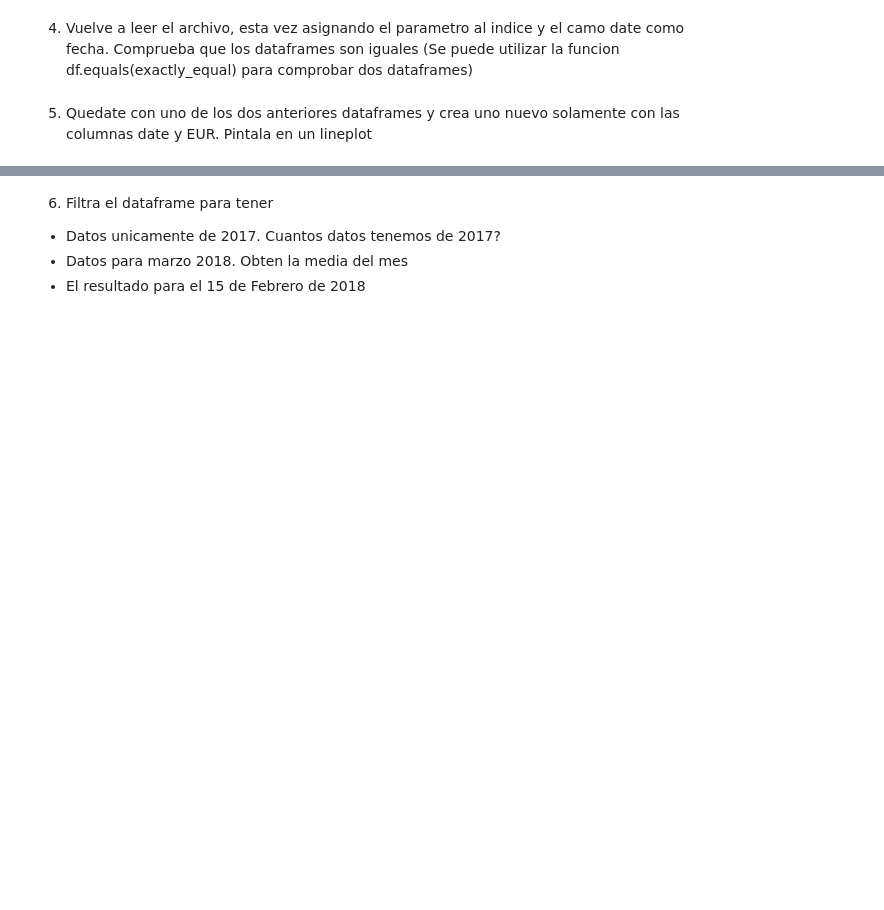
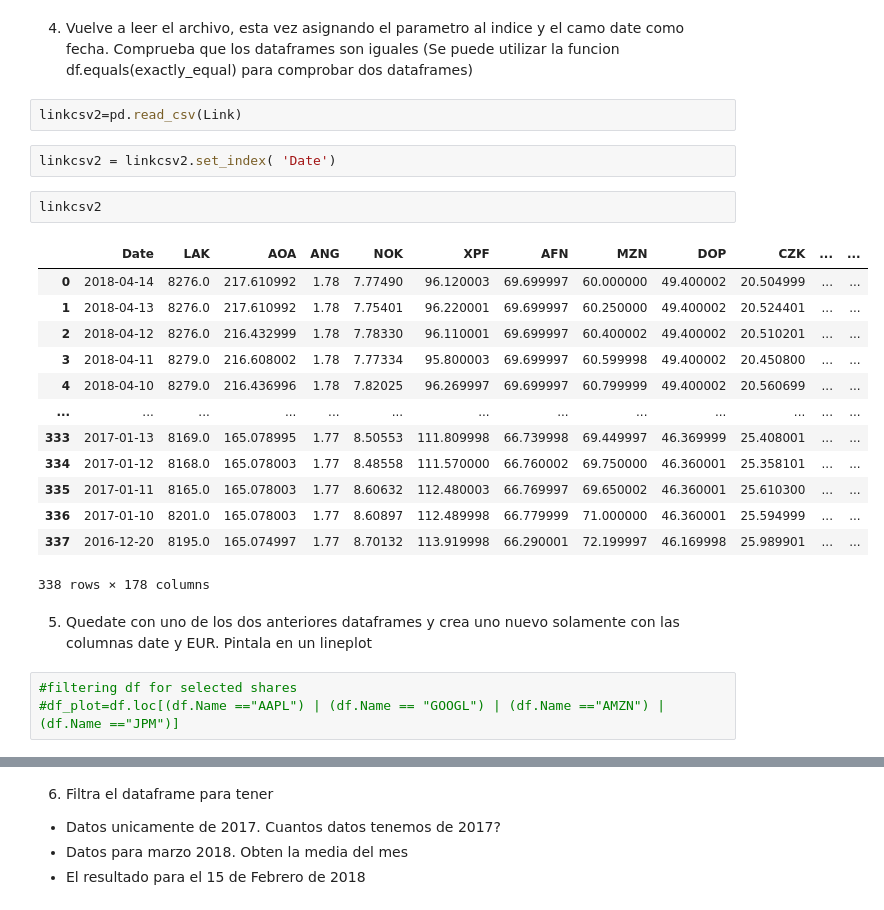
Before and after one commit to ElisaJacky/Time-series, a Jupyter notebook: intro-ejercicios-time-python_v2.ipynb, the cells around one changed output, grey strips where cells are left out. Drawn from its saved outputs; the diff is of its cells as text; blank space fills up the shorter version.

```diff
--- a/intro-ejercicios-time-python_v2.ipynb
+++ b/intro-ejercicios-time-python_v2.ipynb
@@ -74,4 +275,27 @@ link = 'https://raw.githubusercontent.com/AnotherKamila/currency-exchange-rates/
 # %% [markdown]
 4. Vuelve a leer el archivo, esta vez asignando el parametro al indice y el camo date como fecha. Comprueba que los dataframes son iguales (Se puede utilizar la funcion df.equals(exactly_equal) para comprobar dos dataframes)
+# %%
+linkcsv2=pd.read_csv(Link)
+# %%
+linkcsv2 = linkcsv2.set_index( 'Date')
+# %%
+linkcsv2
+# %% [output]
+|  | Date | LAK | AOA | ANG | NOK | XPF | AFN | MZN | DOP | CZK | ... | ... |
+| 0 | 2018-04-14 | 8276.0 | 217.610992 | 1.78 | 7.77490 | 96.120003 | 69.699997 | 60.000000 | 49.400002 | 20.504999 | ... | ... |
+| 1 | 2018-04-13 | 8276.0 | 217.610992 | 1.78 | 7.75401 | 96.220001 | 69.699997 | 60.250000 | 49.400002 | 20.524401 | ... | ... |
+| 2 | 2018-04-12 | 8276.0 | 216.432999 | 1.78 | 7.78330 | 96.110001 | 69.699997 | 60.400002 | 49.400002 | 20.510201 | ... | ... |
+| 3 | 2018-04-11 | 8279.0 | 216.608002 | 1.78 | 7.77334 | 95.800003 | 69.699997 | 60.599998 | 49.400002 | 20.450800 | ... | ... |
+| 4 | 2018-04-10 | 8279.0 | 216.436996 | 1.78 | 7.82025 | 96.269997 | 69.699997 | 60.799999 | 49.400002 | 20.560699 | ... | ... |
+| ... | ... | ... | ... | ... | ... | ... | ... | ... | ... | ... | ... | ... |
+| 333 | 2017-01-13 | 8169.0 | 165.078995 | 1.77 | 8.50553 | 111.809998 | 66.739998 | 69.449997 | 46.369999 | 25.408001 | ... | ... |
+| 334 | 2017-01-12 | 8168.0 | 165.078003 | 1.77 | 8.48558 | 111.570000 | 66.760002 | 69.750000 | 46.360001 | 25.358101 | ... | ... |
+| 335 | 2017-01-11 | 8165.0 | 165.078003 | 1.77 | 8.60632 | 112.480003 | 66.769997 | 69.650002 | 46.360001 | 25.610300 | ... | ... |
+| 336 | 2017-01-10 | 8201.0 | 165.078003 | 1.77 | 8.60897 | 112.489998 | 66.779999 | 71.000000 | 46.360001 | 25.594999 | ... | ... |
+| 337 | 2016-12-20 | 8195.0 | 165.074997 | 1.77 | 8.70132 | 113.919998 | 66.290001 | 72.199997 | 46.169998 | 25.989901 | ... | ... |
+338 rows × 178 columns
 # %% [markdown]
 5. Quedate con uno de los dos anteriores dataframes y crea uno nuevo solamente con las columnas date y EUR. Pintala en un lineplot
+# %%
+#filtering df for selected shares
+#df_plot=df.loc[(df.Name =="AAPL") | (df.Name == "GOOGL") | (df.Name =="AMZN") | (df.Name =="JPM")]
```
Also changed, not shown: parts of 34 cells of this notebook.
